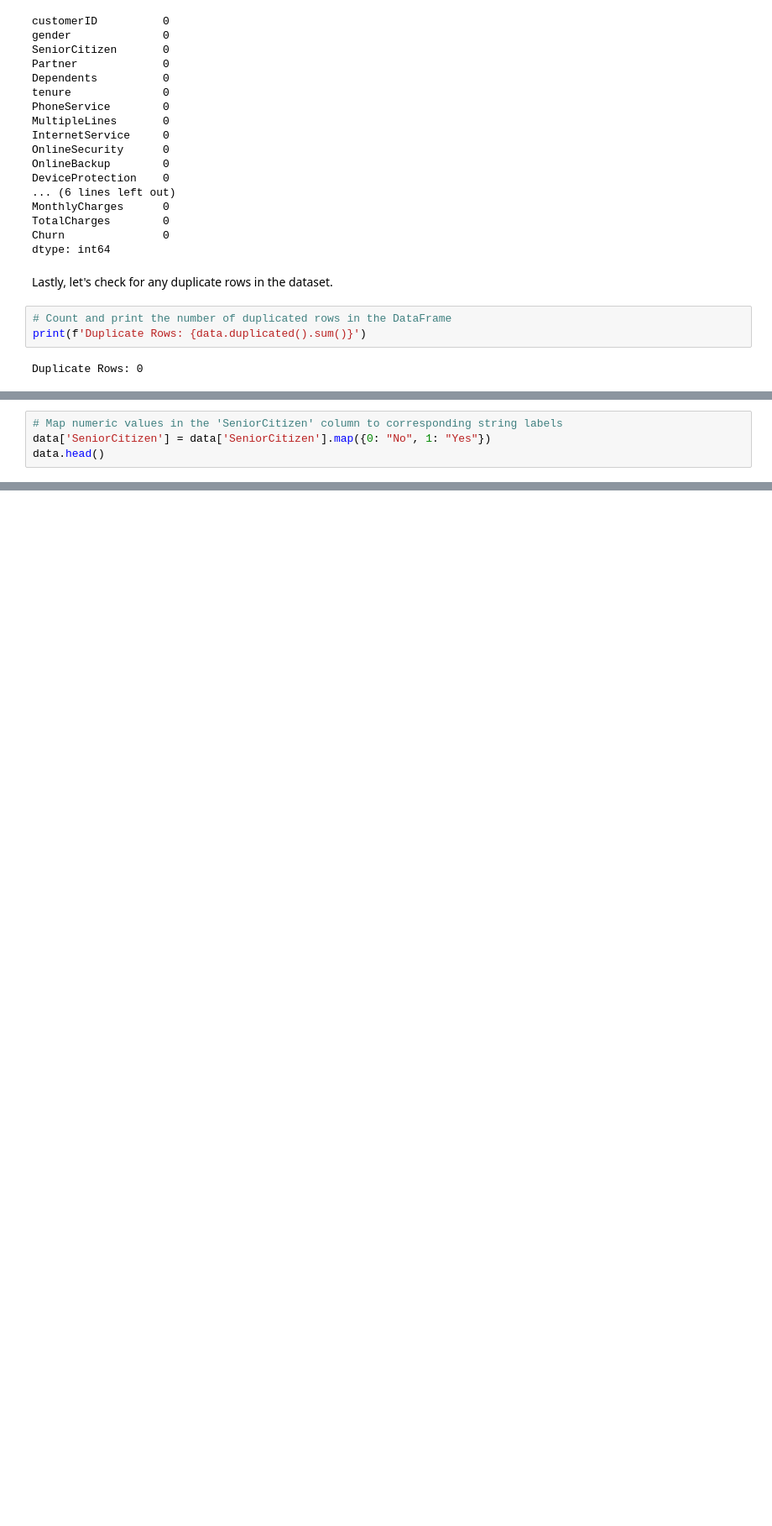
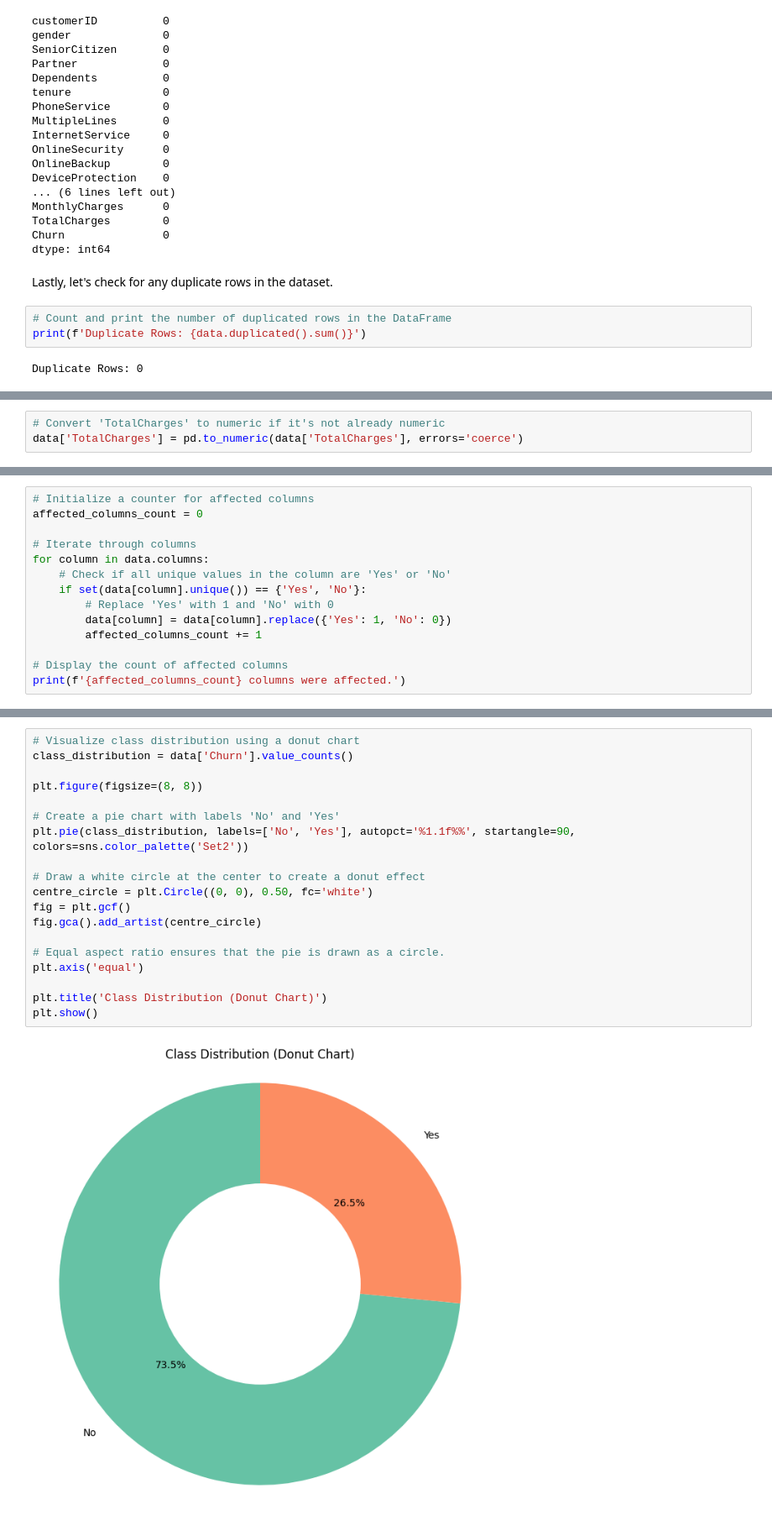
Before and after one commit to Shrestha-Dipesh/ML-Final-Project, a Jupyter notebook: ML_Final_Project.ipynb, the cells around one changed output, grey strips where cells are left out. Shown at 84% size. Saved outputs shown, nothing was run; the diff lists cells and outputs as text; blank space fills up the shorter version.

Commit message:
Exploratory Data Analysis

```diff
--- a/ML_Final_Project.ipynb
+++ b/ML_Final_Project.ipynb
@@ -114,4 +118,0 @@ We will now convert numeric values (0 and 1) in the `'SeniorCitizen'` column to
-# %%
-# Map numeric values in the 'SeniorCitizen' column to corresponding string labels
-data['SeniorCitizen'] = data['SeniorCitizen'].map({0: "No", 1: "Yes"})
-data.head()
@@ -124,0 +121,3 @@ data.head()
+# %%
+# Convert 'TotalCharges' to numeric if it's not already numeric
+data['TotalCharges'] = pd.to_numeric(data['TotalCharges'], errors='coerce')
@@ -124,0 +128,14 @@ data.head()
+# %%
+# Initialize a counter for affected columns
+affected_columns_count = 0
+
+# Iterate through columns
+for column in data.columns:
+    # Check if all unique values in the column are 'Yes' or 'No'
+    if set(data[column].unique()) == {'Yes', 'No'}:
+        # Replace 'Yes' with 1 and 'No' with 0
+        data[column] = data[column].replace({'Yes': 1, 'No': 0})
+        affected_columns_count += 1
+
+# Display the count of affected columns
+print(f'{affected_columns_count} columns were affected.')
@@ -124,0 +188,21 @@ data.head()
+# %%
+# Visualize class distribution using a donut chart
+class_distribution = data['Churn'].value_counts()
+
+plt.figure(figsize=(8, 8))
+
+# Create a pie chart with labels 'No' and 'Yes'
+plt.pie(class_distribution, labels=['No', 'Yes'], autopct='%1.1f%%', startangle=90, colors=sns.color_palette('Set2'))
+
+# Draw a white circle at the center to create a donut effect
+centre_circle = plt.Circle((0, 0), 0.50, fc='white')
+fig = plt.gcf()
+fig.gca().add_artist(centre_circle)
+
+# Equal aspect ratio ensures that the pie is drawn as a circle.
+plt.axis('equal')
+
+plt.title('Class Distribution (Donut Chart)')
+plt.show()
+# %% [output]
+[figure, added]
```
Also changed, not shown: parts of 40 cells of this notebook, 1 other file.
